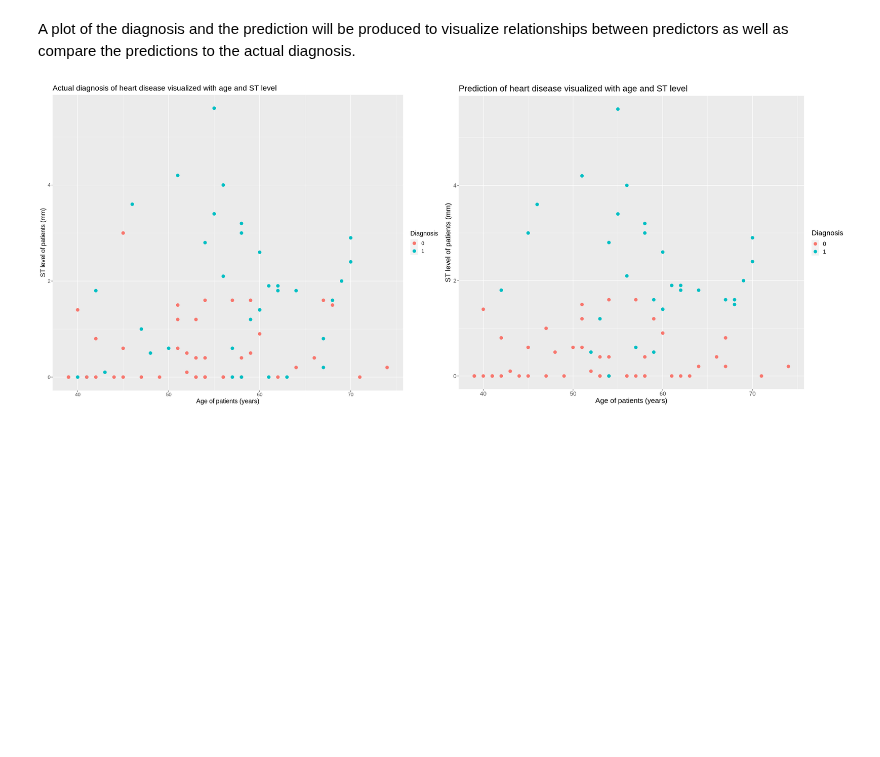
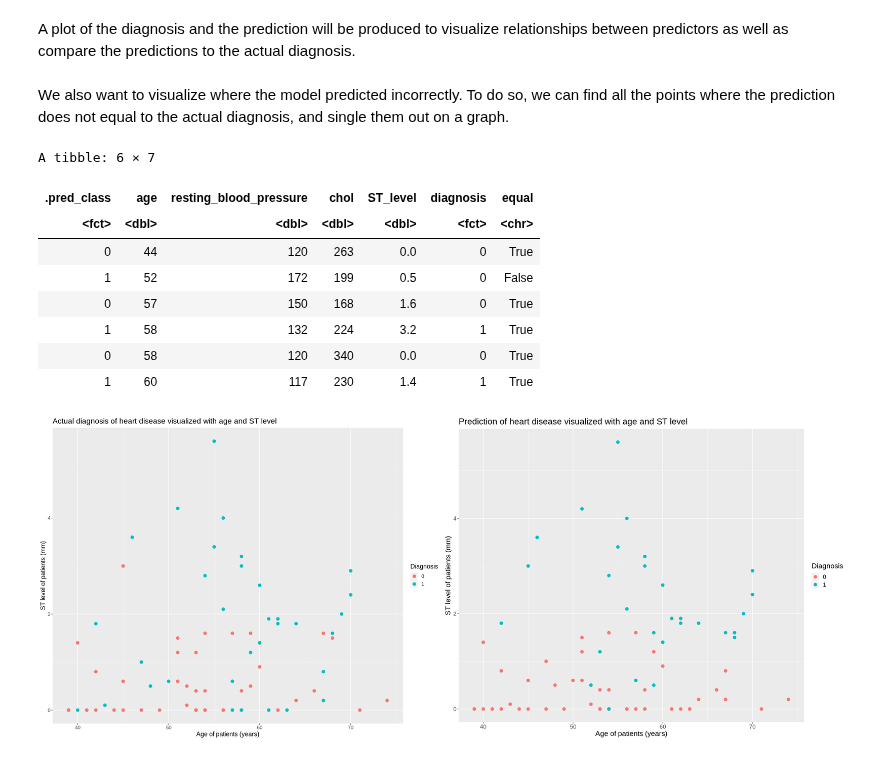
Before and after one commit to sendhelpDSCI/UBC_DSCI100_Group166, a Jupyter notebook: Final Report.ipynb, the cells around one changed output. Cells and saved outputs as stored; diff of their text form; code cells hidden in the pictures; blank space fills up the shorter version.

Commit message:
created accuracy table

```diff
--- a/Final Report.ipynb
+++ b/Final Report.ipynb
@@ -236,6 +214,22 @@ ggplot(aes(x=age, y=ST_level, colour=.pred_class, shape = ))+
        labs(x='Age of patients (years)', y='ST level of patients (mm)', colour='Diagnosis')+
 ggtitle('Prediction of heart disease visualized with age and ST level')+
 theme(text=element_text(size=16))
+# %% [markdown]
+We also want to visualize where the model predicted incorrectly. To do so, we can find all the points where the prediction does not equal to the actual diagnosis, and single them out on a graph.
+# %%
+#Create column which indicates if prediction is equal or not equal to the diagnosis
+accuracy_table <- prediction |> mutate(equal = case_when(.pred_class == diagnosis ~ "True", .pred_class != diagnosis ~ "False"))
+head(accuracy_table)
+# %% [output]
+A tibble: 6 × 7
+| .pred_class | age | resting_blood_pressure | chol | ST_level | diagnosis | equal |
+| <fct> | <dbl> | <dbl> | <dbl> | <dbl> | <fct> | <chr> |
+| 0 | 44 | 120 | 263 | 0.0 | 0 | True |
+| 1 | 52 | 172 | 199 | 0.5 | 0 | False |
+| 0 | 57 | 150 | 168 | 1.6 | 0 | True |
+| 1 | 58 | 132 | 224 | 3.2 | 1 | True |
+| 0 | 58 | 120 | 340 | 0.0 | 0 | True |
+| 1 | 60 | 117 | 230 | 1.4 | 1 | True |
 # %%
 #Comparing the prediction for the diagnosis and the actual diagnosis
 options(repr.plot.width = 25, repr.plot.height=10)
```
Also changed, not shown: parts of 8 cells of this notebook.
